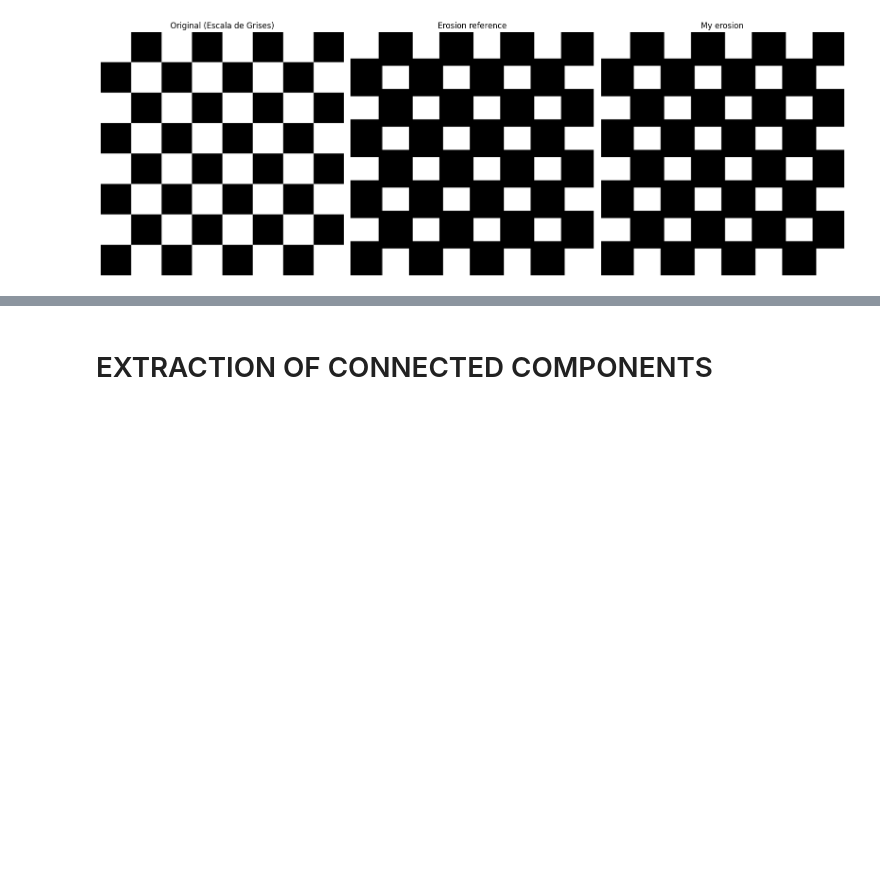
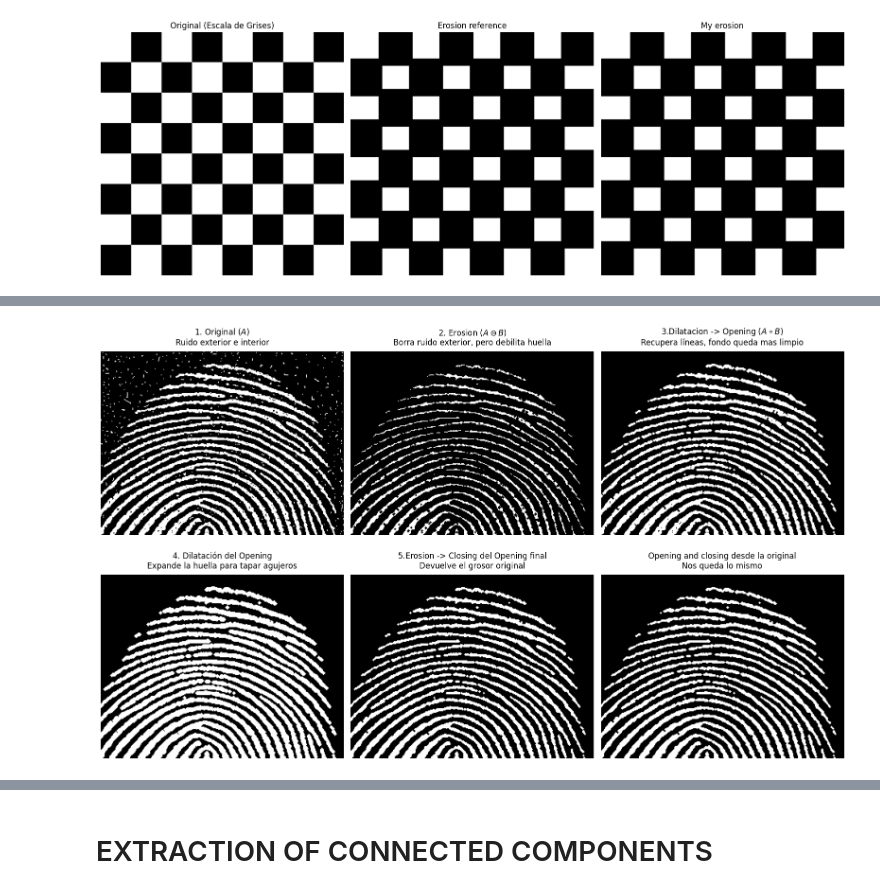
Before and after one commit to Tommy1908/ERV-CC, a Jupyter notebook: morphological_image_processing/morphological_image_processing.ipynb, the cells around one changed output, grey strips where cells are left out. Saved outputs shown, nothing was run; the diff lists cells and outputs as text; code cells hidden in the pictures; blank space fills up the shorter version.

Commit message:
opening closing & hit or miss

```diff
--- a/morphological_image_processing/morphological_image_processing.ipynb
+++ b/morphological_image_processing/morphological_image_processing.ipynb
@@ -225,0 +239,18 @@ plt.show()
+# %%
+from skimage import data
+img = data.camera()
+img = (img > 150).astype(np.uint8)
+se = np.array([
+    [ 0, 1, 0,],
+    [ 1, 1, 1,],
+    [ 0, 1, 0,],
+])
+res = erosion(img,se)
+res_c = 1 - res
+
+#Ahora vamos con la parte derecha
+img_c = 1 - img
+se_hat = np.flip(se) # En este caso como es simetrico queda igual
+res = dilation(img_c,se_hat)
+
+print(f"Cumple duality: {np.array_equal(res_c, res)}")
@@ -225,0 +267,50 @@ plt.show()
+# %%
+from skimage import util, io, morphology
+import matplotlib.pyplot as plt
+import numpy as np
+
+def opening(img,se):
+    return dilation((erosion(img,se)),se)
+
+def closing(img,se):
+    return erosion((dilation(img,se)),se)
+
+img = util.img_as_ubyte(io.imread("./book_example_images/Fig0911(a)(noisy_fingerprint).tif", as_gray=True))
+A = (img < 128).astype(np.uint8)
+
+B = morphology.disk(1)
+
+# Vamos a hacer un opening y un closing por separado, nos permite ver bien que hace cada paso
+# Luego unirlo con ambos
+eroded = erosion(A, B)
+opening_A = dilation(eroded, B)
+dilated_opening = dilation(opening_A, B)
+final_result = erosion(dilated_opening, B)
+
+###
+compare_opening_closing = closing(opening(A,B),B)
+
+fig, axes = plt.subplots(2, 3, figsize=(16, 10))
+axes = axes.ravel() # Aplanamos la matriz de ejes para acceder más fácil
+
+# Configuramos títulos descriptivos para que te quede de apunte
+titles = [
+    (A, "1. Original ($A$)\nRuido exterior e interior"),
+    (eroded, "2. Erosion ($A \\ominus B$)\nBorra ruido exterior, pero debilita huella"),
+    (opening_A, "3.Dilatacion -> Opening ($A \\circ B$)\nRecupera líneas, fondo queda mas limpio"),
+    (dilated_opening, "4. Dilatación del Opening\nExpande la huella para tapar agujeros"),
+    (final_result, "5.Erosion -> Closing del Opening final\nDevuelve el grosor original"),
+    (compare_opening_closing, "Opening and closing desde la original\nNos queda lo mismo")
+
+]
+
+# Iteramos y ploteamos cada estado
+for i, (imagen, titulo) in enumerate(titles):
+    axes[i].imshow(imagen, cmap='gray')
+    axes[i].set_title(titulo, fontsize=12, pad=10)
+    axes[i].axis('off')
+
+plt.tight_layout()
+plt.show()
+# %% [output]
+[figure, added]
```
Also changed, not shown: parts of 11 cells of this notebook.
